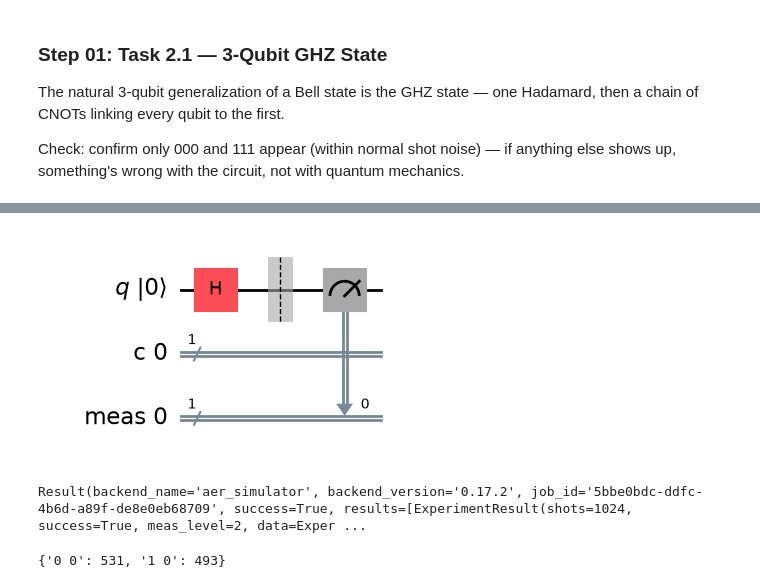
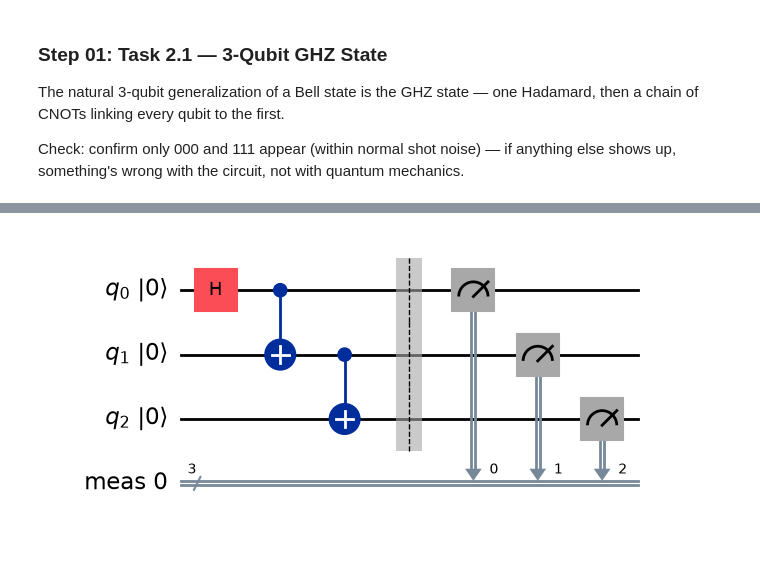
Before and after one commit to litheos1089/quantum-computing-repo, a Jupyter notebook: QuantumLabs/Taruc_LyberiusEnnio_QuantumLab2.ipynb, the cells around one changed output, grey strips where cells are left out. Cells and saved outputs as stored; diff of their text form; code cells hidden in the pictures; blank space fills up the shorter version.

```diff
--- a/QuantumLabs/Taruc_LyberiusEnnio_QuantumLab2.ipynb
+++ b/QuantumLabs/Taruc_LyberiusEnnio_QuantumLab2.ipynb
@@ -60,18 +60,5 @@ plot_histogram(ghz3_counts, title="3-Qubit GHZ State")
 # %%
 # Draw circuit
-qc.draw(output="mpl", initial_state=True)
+qc_ghz3.draw(output="mpl", initial_state=True)
 # %% [output]
-[figure, old version]
+[figure, new version]
-# %%
-# Run a simulation
-sim = Aer.get_backend('aer_simulator')
-result = sim.run(qc).result()
-print(result)
-# %% [output]
-Result(backend_name='aer_simulator', backend_version='0.17.2', job_id='5bbe0bdc-ddfc-4b6d-a89f-de8e0eb68709', success=True, results=[ExperimentResult(shots=1024, success=True, meas_level=2, data=Exper ...
-# %%
-# Get counts
-counts = result.get_counts()
-print(counts)
-# %% [output]
-{'0 0': 531, '1 0': 493}
```
Also changed, not shown: parts of 18 cells of this notebook.
